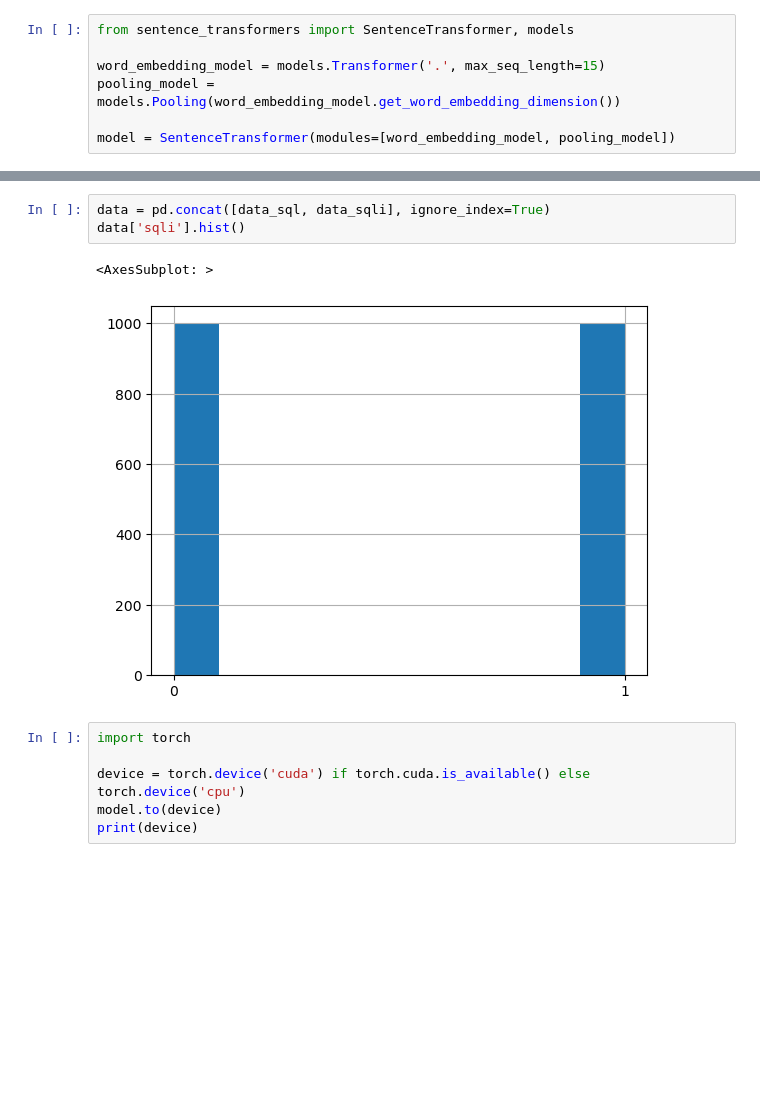
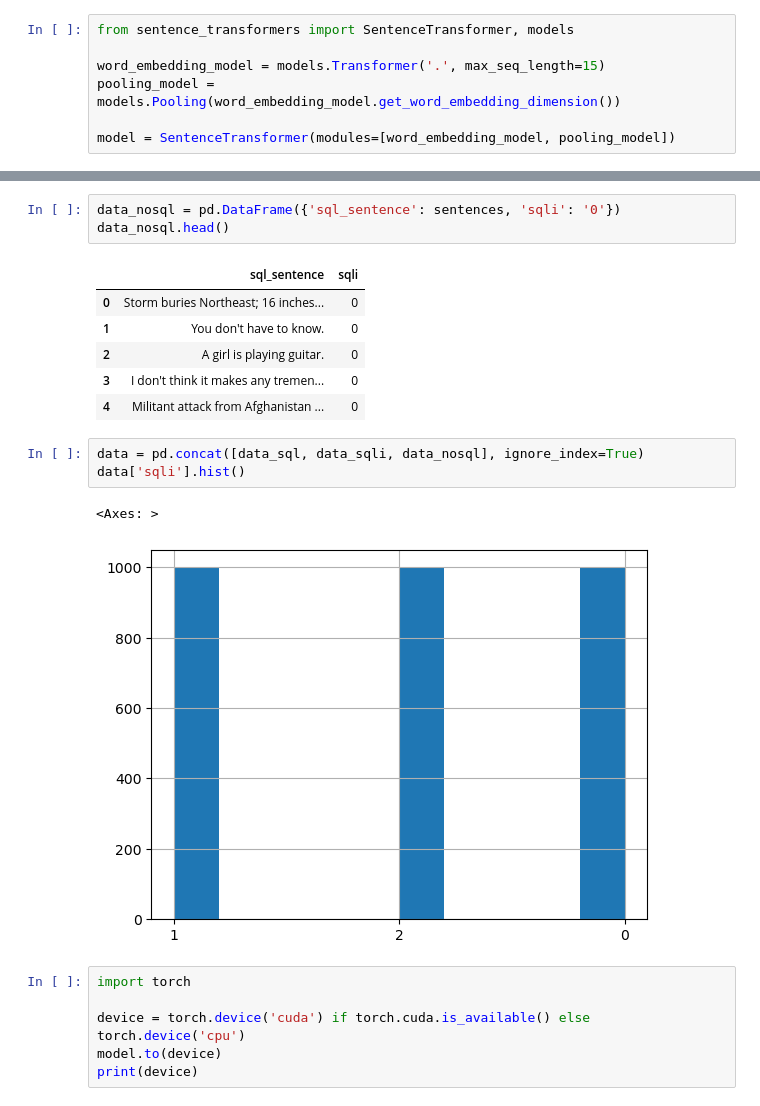
Before and after one commit to enriquemoraayala/oppe4rl-sqli, a Jupyter notebook: notebooks/sql_embeddings/get_embeddings.ipynb, the cells around one changed output, grey strips where cells are left out. Drawn from its saved outputs; the diff is of its cells as text; blank space fills up the shorter version.

```diff
--- a/notebooks/sql_embeddings/get_embeddings.ipynb
+++ b/notebooks/sql_embeddings/get_embeddings.ipynb
@@ -212,9 +235,19 @@ data_sqli.head()
+# %%
+data_nosql = pd.DataFrame({'sql_sentence': sentences, 'sqli': '0'})
+data_nosql.head()
+# %% [output]
+|  | sql_sentence | sqli |
+| 0 | Storm buries Northeast; 16 inches... | 0 |
+| 1 | You don't have to know. | 0 |
+| 2 | A girl is playing guitar. | 0 |
+| 3 | I don't think it makes any tremen... | 0 |
+| 4 | Militant attack from Afghanistan ... | 0 |
 # %%
-data = pd.concat([data_sql, data_sqli], ignore_index=True)
+data = pd.concat([data_sql, data_sqli, data_nosql], ignore_index=True)
 data['sqli'].hist()
 # %% [output]
-<AxesSubplot: >
+<Axes: >
-[figure, old version]
+[figure, new version]
 # %%
 import torch
 
```
Also changed, not shown: parts of 18 cells of this notebook.
